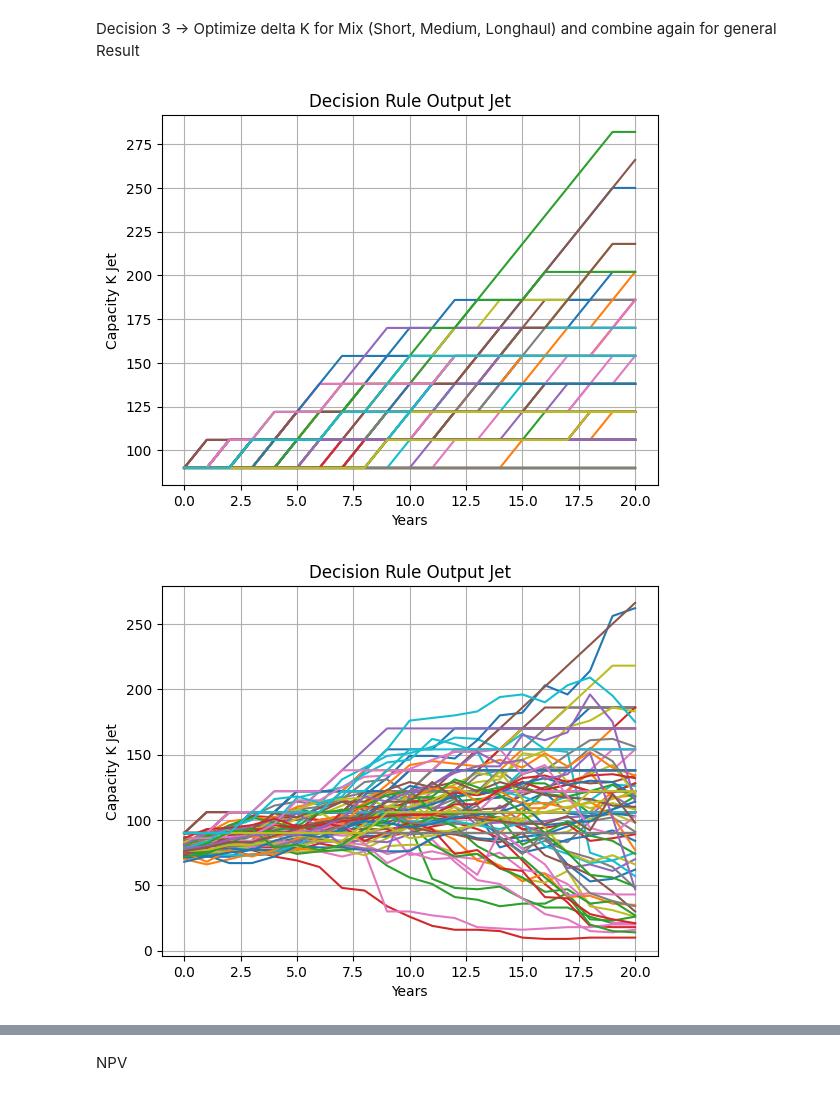
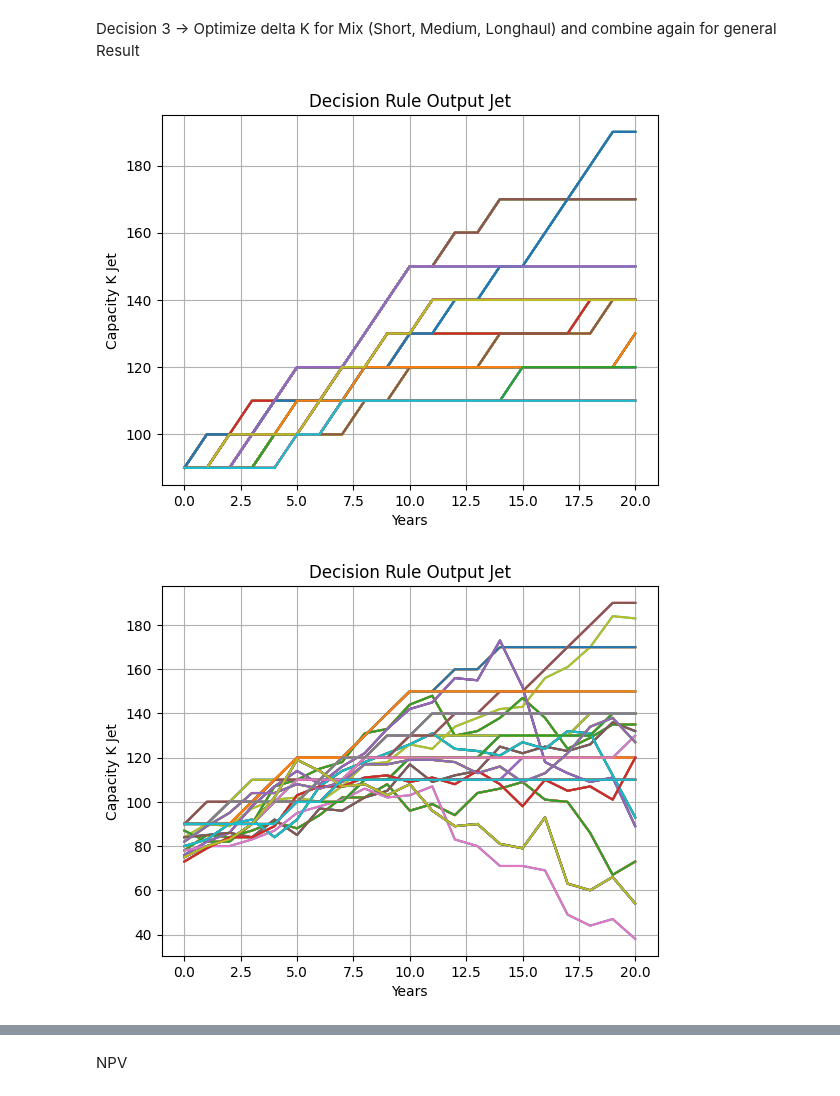
Before and after one commit to Oli767/Masterthesis, a Jupyter notebook: MT.ipynb, the cells around one changed output, grey strips where cells are left out. Drawn from its saved outputs; the diff is of its cells as text; code cells hidden in the pictures.

```diff
--- a/MT.ipynb
+++ b/MT.ipynb
@@ -84,7 +89,7 @@ Param = {
     "Dt0": 25000000,  # Demand at t0
     "dt": 1,  # Steptime in Years
     "Fth": 20,  # Time Horizon of Forecasts in Steptime
-    "No_Forecasts": 1000,  # Number of Forecasts
+    "No_Forecasts": 10,  # Number of Forecasts
     "No_Forecasts_plot": 100,  # Number of Forecasts to be plotted
     "mu": 0.042754330256447565,  # Average Demand growth per year
     "sigma": 0.05813761525452841,  # Volatility of Demand development per year
@@ -120,11 +125,11 @@ Param = {
     "CE_Dock_Jet": 19,  # Cost of energy and aircon for Jet A1 dockstands per unit of K used ~15.5 für strom und 3.5 für aircon
     "CE_Open_Jet": 15,  # Cost of energy and aircon for Jet A1 openstands per unit of K used
     "CM_Over_Jet": 0,  # Cost of over (unused) Jet A1 stand capacity per unit of K unused
-    "CM_Under_Jet": 0,  # Opportunity cost of lacking Jet A1 stand capacity per unit of K missing
+    "CM_Under_Jet": 100,  # Opportunity cost of lacking Jet A1 stand capacity per unit of K missing
     "CE_Dock_LH": 19,  # Cost of energy and aircon for LH2 dockstands per unit of K
     "CE_Open_LH": 15,  # Cost of energy and aircon for LH2 openstands per unit of K
     "CM_Over_LH": 0,  # Cost of over (unused) LH2 stand capacity per unit of K unused
-    "CM_Under_LH": 0,  # Opportunity cost of lacking Jet A1 stand capacity per unit of K missing
+    "CM_Under_LH": 100,  # Opportunity cost of lacking Jet A1 stand capacity per unit of K missing
     "CE_Terminal": 0.5,  # Cost of terminal operations in USD per unit of passenger ~ 0.5 USD
     "re_Dock_Jet": 150,  # Revenue per Jet A1 ATM at dockstands per unit of ATM ~ (80 STandfee, 40 Eneergie, 30 Aircon)*0.75 h ~ 150 USD
     "re_Open_Jet": 100,  # Revenue per Jet A1 ATM at openstands per unit of ATM
@@ -715,6 +333,6 @@ Parameters for Decision Rule Optimization
 Param["lower_theta"] = 0
 Param["upper_theta"] = 12
 Param["stepsize_theta"] = 1
-Param["lower_condition"] = 0
-Param["upper_condition"] = 2
+Param["lower_condition"] = 2
+Param["upper_condition"] = 6
 Param["stepsize_condition"] = 1
@@ -909,27 +465,27 @@ fn.Scenario_plot(
 # %% [markdown]
 Decision 3 -> Optimize delta K for Mix (Short, Medium, Longhaul) and combine again for general Result
 # %%
-cond_Jet_Decision_3 = Parameter_Decision_2[3]
-theta_Jet_Decision_3 = (
-    Parameter_Decision_2[0] + Parameter_Decision_2[1] + Parameter_Decision_2[2]
+cond_Jet_Decision = Parameter_Decision[3]
+theta_Jet_Decision = (
+    Parameter_Decision[0] + Parameter_Decision[1] + Parameter_Decision[2]
 )
 
 
 delta_K_Jet_Decision_3 = fn.Decision_Rule(
-    Param, Param["K0"], d_ATM_Jet, theta_Jet_Decision_3, cond_Jet_Decision_3
+    Param, Param["K0"], d_ATM_Jet, theta_Jet_Decision, cond_Jet_Decision
 )
 K_Jet_Decision_3 = fn.Capacity_2D(Param, delta_K_Jet_Decision_3)
 fn.Scenario_plot(
     Param, K_Jet_Decision_3, True, "Decision Rule Output Jet", "Capacity K Jet"
 )
 fn.Scenario_plot(
     Param,
     np.vstack((K_Jet_Decision_3, d_ATM_Jet)),
     True,
     "Decision Rule Output Jet",
     "Capacity K Jet",
 )
 # %% [output]
-[figure, old version]
+[figure, new version]
-[figure, old version]
+[figure, new version]
 # %%
```
Also changed, not shown: parts of 47 cells of this notebook, 1 other file.
